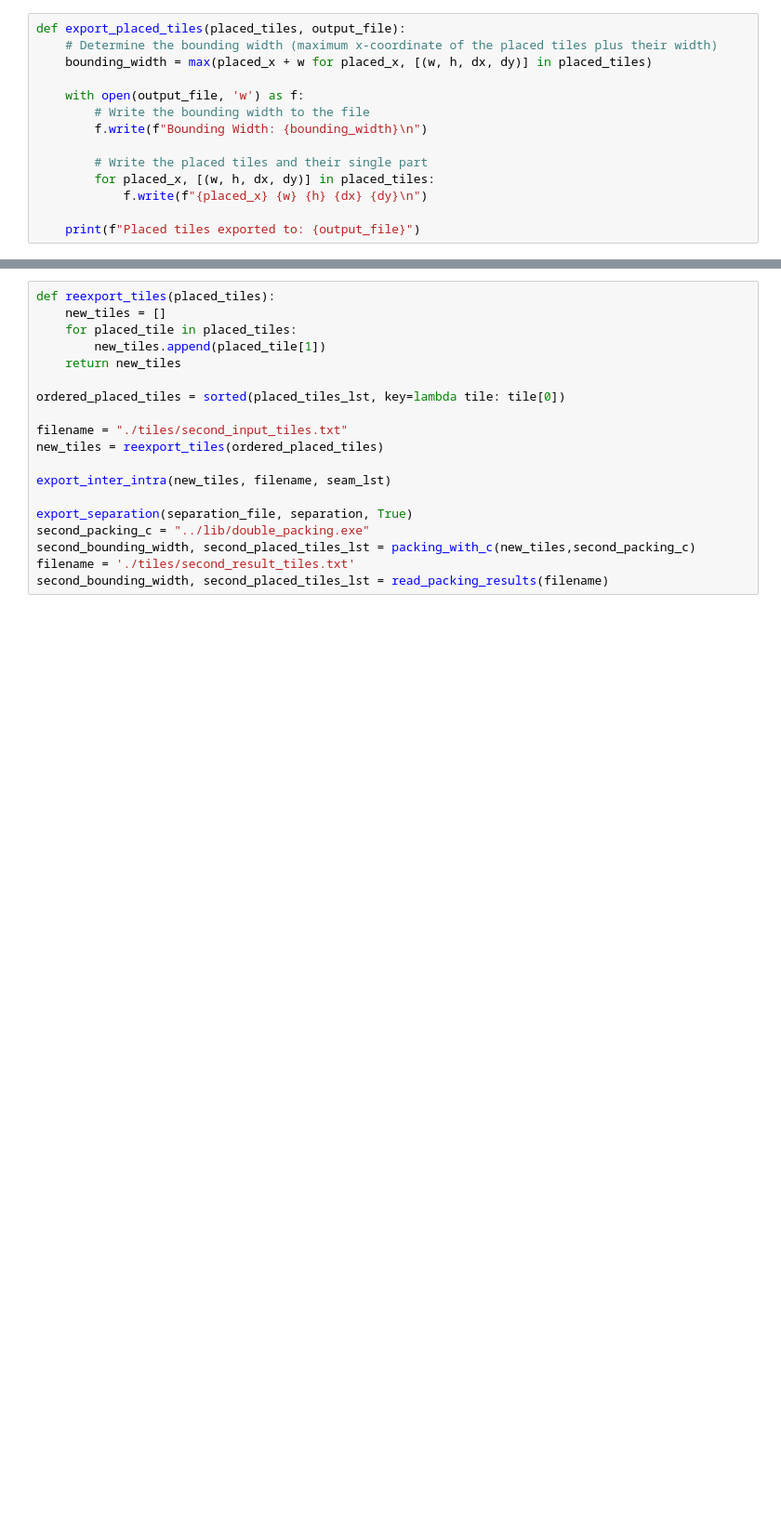
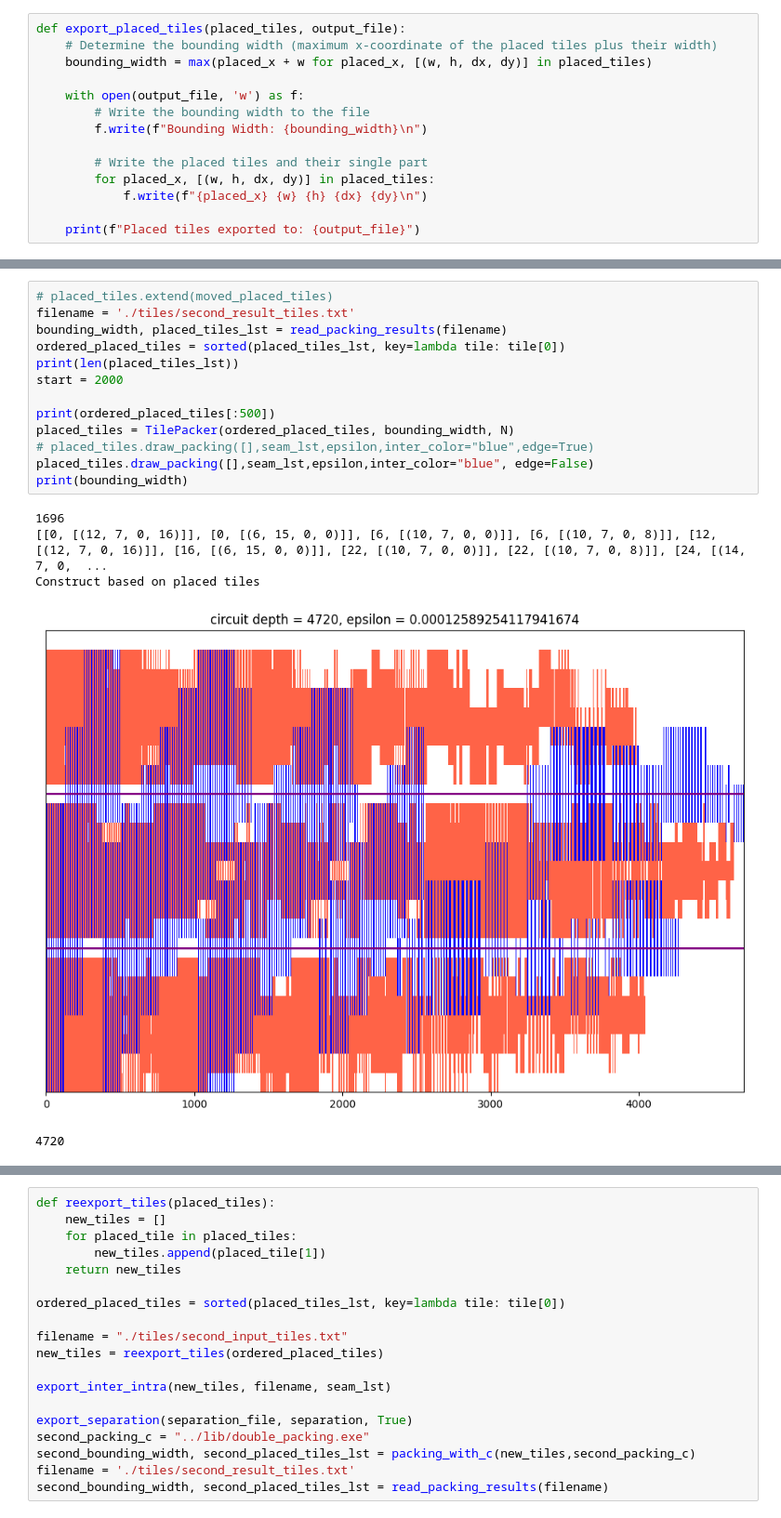
Before and after one commit to TianXue2002/H-chain, a Jupyter notebook: src/double_packing/double_packing.ipynb, the cells around one changed output, grey strips where cells are left out. Shown at 93% size. Cells and saved outputs as stored; diff of their text form; blank space fills up the shorter version.

```diff
--- a/src/double_packing/double_packing.ipynb
+++ b/src/double_packing/double_packing.ipynb
@@ -197,3 +200,22 @@ Construct based on placed tiles
+# %%
+# placed_tiles.extend(moved_placed_tiles)
+filename = './tiles/second_result_tiles.txt'
+bounding_width, placed_tiles_lst = read_packing_results(filename)
+ordered_placed_tiles = sorted(placed_tiles_lst, key=lambda tile: tile[0])
+print(len(placed_tiles_lst))
+start = 2000
+
+print(ordered_placed_tiles[:500])
+placed_tiles = TilePacker(ordered_placed_tiles, bounding_width, N)
+# placed_tiles.draw_packing([],seam_lst,epsilon,inter_color="blue",edge=True)
+placed_tiles.draw_packing([],seam_lst,epsilon,inter_color="blue", edge=False)
+print(bounding_width)
+# %% [output]
+1696
+[[0, [(12, 7, 0, 16)]], [0, [(6, 15, 0, 0)]], [6, [(10, 7, 0, 0)]], [6, [(10, 7, 0, 8)]], [12, [(12, 7, 0, 16)]], [16, [(6, 15, 0, 0)]], [22, [(10, 7, 0, 0)]], [22, [(10, 7, 0, 8)]], [24, [(14, 7, 0,  ...
+Construct based on placed tiles
+[figure, added]
+4720
 # %%
 # placed_tiles.extend(moved_placed_tiles)
 ordered_placed_tiles = sorted(placed_tiles_lst, key=lambda tile: tile[0])
```
Also changed, not shown: parts of 4 cells of this notebook, 19 other files.
